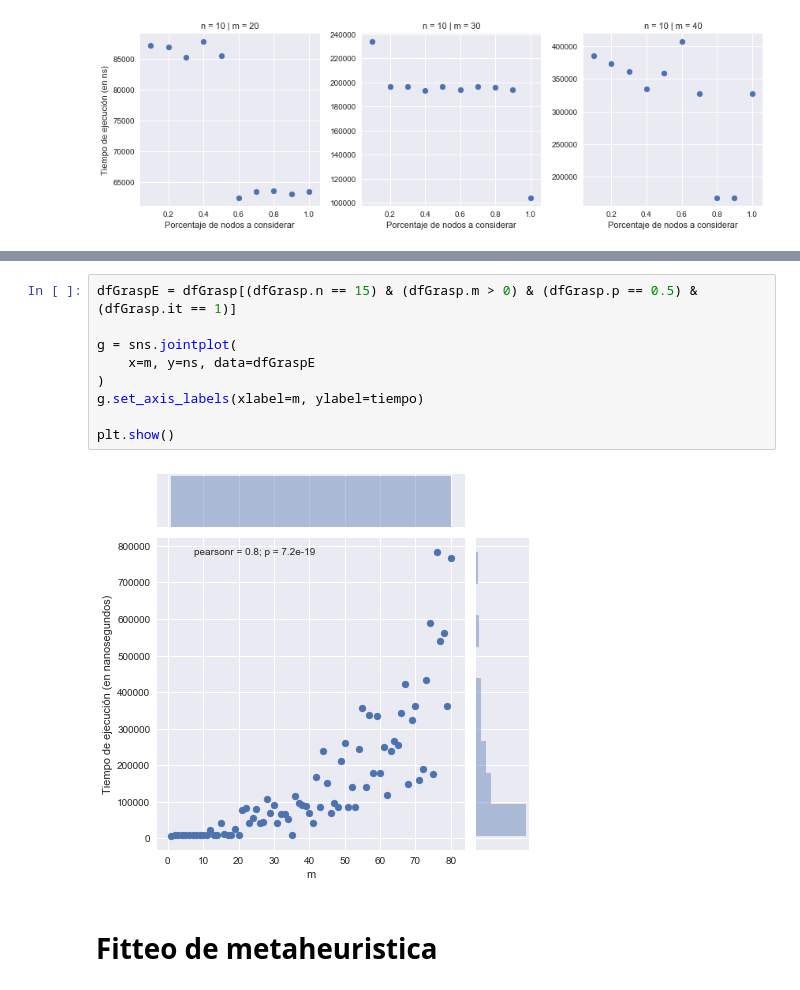
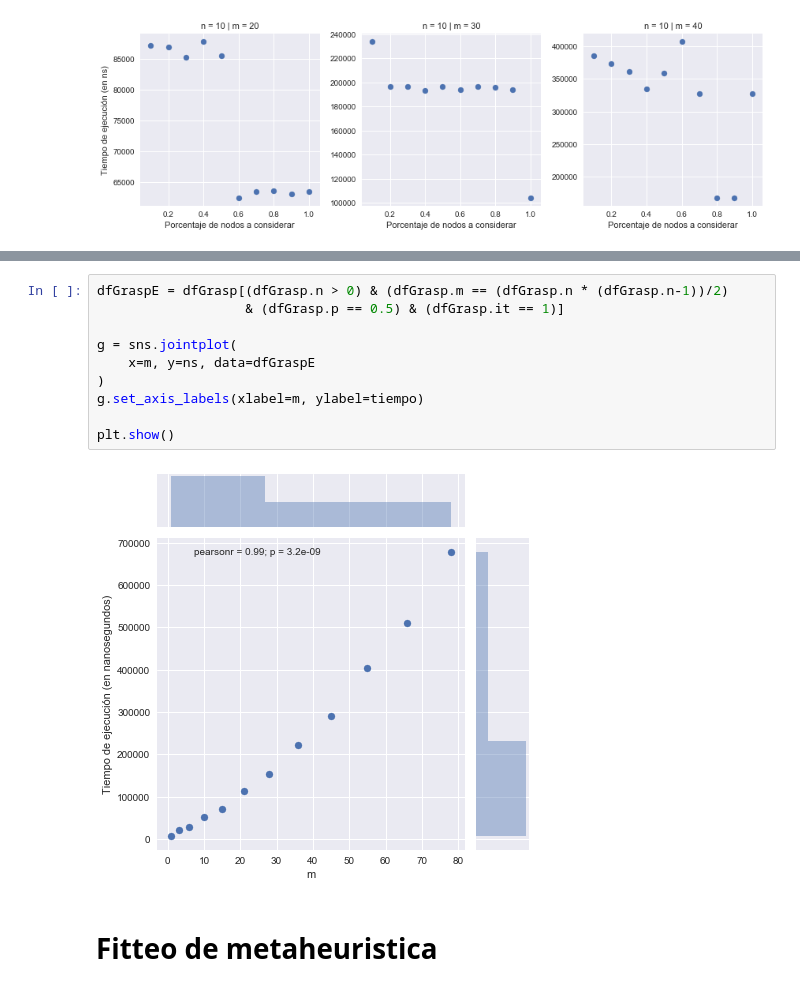
Before and after one commit to ZebaSz/algo3-tp3, a Jupyter notebook: informe/data/Algo3-TP3.ipynb, the cells around one changed output, grey strips where cells are left out. Saved outputs shown, nothing was run; the diff lists cells and outputs as text.

```diff
--- a/informe/data/Algo3-TP3.ipynb
+++ b/informe/data/Algo3-TP3.ipynb
@@ -441,14 +267,15 @@ plt.show()
 # %%
-dfGraspE = dfGrasp[(dfGrasp.n == 15) & (dfGrasp.m > 0) & (dfGrasp.p == 0.5) & (dfGrasp.it == 1)]
+dfGraspE = dfGrasp[(dfGrasp.n > 0) & (dfGrasp.m == (dfGrasp.n * (dfGrasp.n-1))/2)
+                   & (dfGrasp.p == 0.5) & (dfGrasp.it == 1)]
 
 g = sns.jointplot(
     x=m, y=ns, data=dfGraspE
 )
 g.set_axis_labels(xlabel=m, ylabel=tiempo)
 
 plt.show()
 # %% [output]
-[figure, old version]
+[figure, new version]
 # %% [markdown]
 # Fitteo de metaheuristica
 # %%
```
Also changed, not shown: parts of 15 cells of this notebook, 15 other files.
